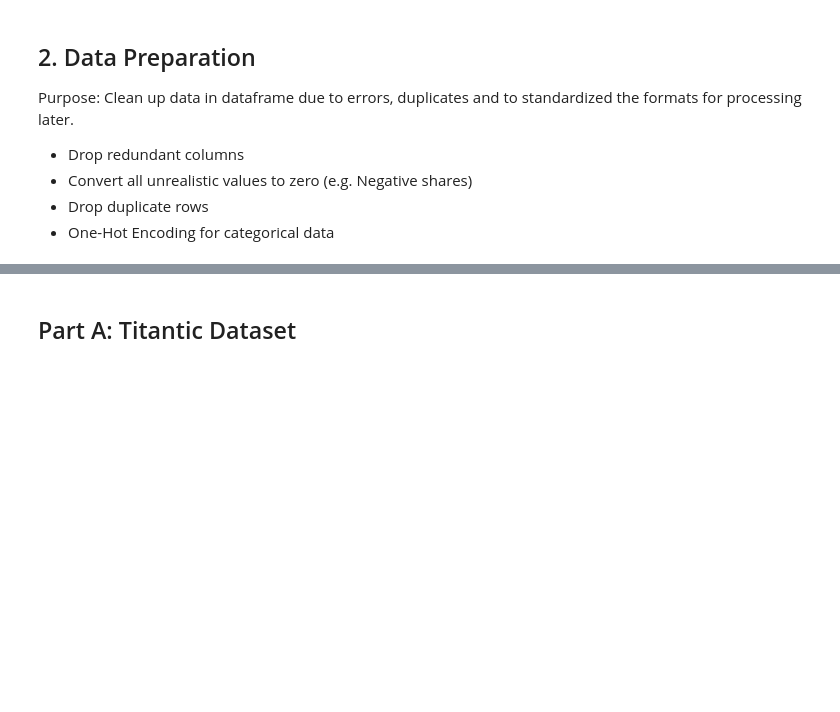
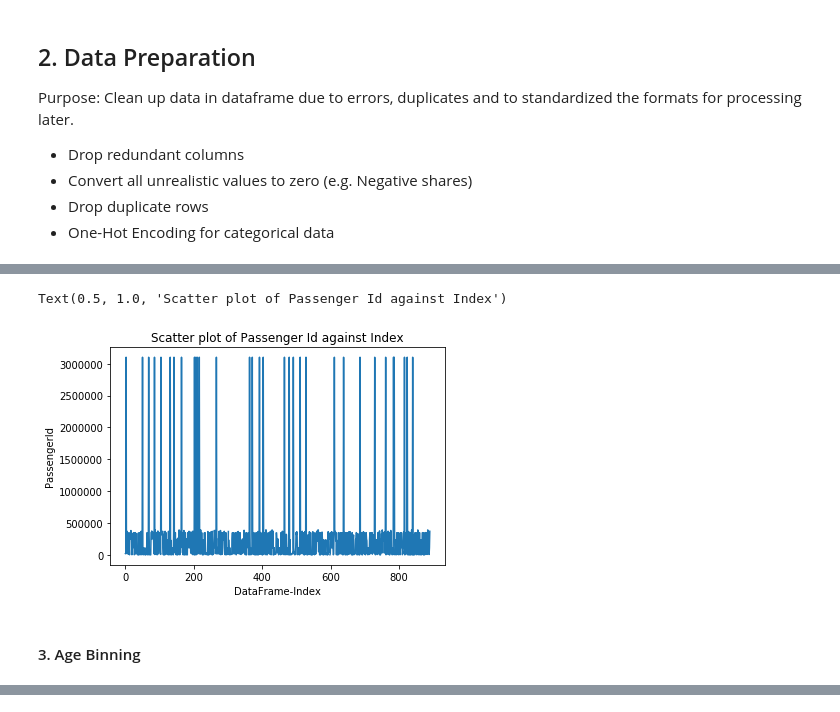
Before and after one commit to dexterch91/CA1-ML-Submission, a Jupyter notebook: CA1-Dexter Chew.ipynb, the cells around one changed output, grey strips where cells are left out. Saved outputs shown, nothing was run; the diff lists cells and outputs as text; code cells hidden in the pictures; blank space fills up the shorter version.

```diff
--- a/CA1-Dexter Chew.ipynb
+++ b/CA1-Dexter Chew.ipynb
@@ -418,0 +430,3 @@ Purpose: Clean up data in dataframe due to errors, duplicates and to standardize
+# %%
+df = df.drop('Cabin', 1)
+df.head()
@@ -418,0 +444,5 @@ Purpose: Clean up data in dataframe due to errors, duplicates and to standardize
+# %%
+#To separate the alphabets from the numbers
+df[['Ticket-Alpha', 'Ticket-No','Test']] = df['Ticket'].str.split(' ', expand=True)
+# display the dataframe
+df.head()
@@ -418,0 +456,5 @@ Purpose: Clean up data in dataframe due to errors, duplicates and to standardize
+# %%
+df.loc[(df['Ticket-Alpha'].str.isnumeric()),['Ticket-No']]=df.loc[(df['Ticket-Alpha'].str.isnumeric()), ['Ticket-Alpha']]
+df['Ticket-Alpha']=pd.to_numeric(df['Ticket-Alpha'],errors='coerce') #Converts non-numeric to NaN
+df['Ticket-No']=df['Ticket-No'].combine_first(df['Ticket-Alpha']) #Combine and replace all the NaNs
+df.head()
@@ -418,0 +468,4 @@ Purpose: Clean up data in dataframe due to errors, duplicates and to standardize
+# %%
+df=df.drop(columns=['Ticket-Alpha', 'Test','Ticket'])
+df['Ticket-No']=pd.to_numeric(df['Ticket-No'],errors='coerce') #Converts non-numeric to NaN
+df[df["Ticket-No"]==np.nan]
@@ -419,3 +489,13 @@ Purpose: Clean up data in dataframe due to errors, duplicates and to standardize
+# %%
+plt.plot(df.index,df['Ticket-No'])
+plt.xlabel('DataFrame-Index')
+plt.ylabel("PassengerId")
+plt.title("Scatter plot of Passenger Id against Index")
+# %% [output]
+Text(0.5, 1.0, 'Scatter plot of Passenger Id against Index')
+[figure, added]
+# %% [markdown]
+#### 3. Age Binning
 # %%
 def make_bins(df):
    label_names = ["Children", "Adults","Elderly" ]
@@ -442,6 +522,3 @@ new_df
 891 rows × 13 columns
 # %%
 #Feature Engineering: 1. First Names 2. Address 3. Ticket identifier before number 4. Cabin (Alphabet-Number)
-# %% [markdown]
-## Part A: Titantic Dataset
-<a id="section_ID"></a>
```
Also changed, not shown: parts of 11 cells of this notebook.
